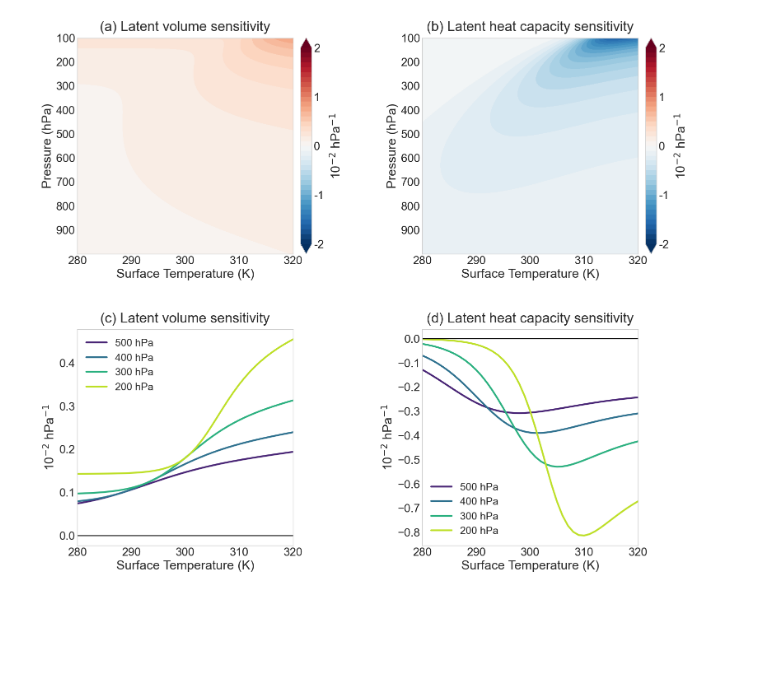
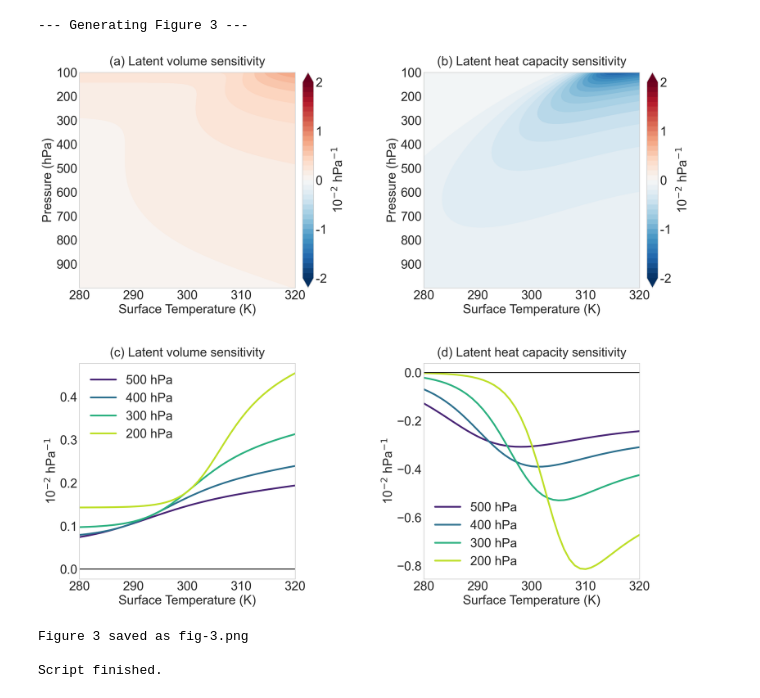
Before and after one commit to omiyawaki/miyawaki-2025-nonmonotonic-moist-adiabat, a Jupyter notebook: Figure_3.ipynb, the cells around one changed output. Cells and saved outputs as stored; diff of their text form; code cells hidden in the pictures; blank space fills up the shorter version.

```diff
--- a/Figure_3.ipynb
+++ b/Figure_3.ipynb
@@ -150,21 +152,23 @@ Ts=279.0K …Ts=280.0K …Ts=281.0K …Ts=282.0K …Ts=283.0K …Ts=284.0K …Ts
 # %%
 # ------------- PLOTTING (use only Ts ≥ 280 K) ----------------
+print("--- Generating Figure 3 ---")
 plt.style.use('seaborn-v0_8-whitegrid')
+base_fontsize = 22
 plt.rcParams.update({
-    'font.size':22,
-    'axes.titlesize':24,
-    'axes.labelsize':22,
-    'xtick.labelsize':20,
-    'ytick.labelsize':20,
-    'legend.fontsize':18
+    'font.size': base_fontsize,
+    'axes.titlesize': base_fontsize,
+    'axes.labelsize': base_fontsize,
+    'xtick.labelsize': base_fontsize,
+    'ytick.labelsize': base_fontsize,
+    'legend.fontsize': base_fontsize,
+    'figure.titlesize': base_fontsize + 2
 })
+p_hpa = p_grid / 100.0
 
-p_hpa = p_grid / 100.0
 # Slice fields to the visible range
-T_plot = T_surf_vals[plot_mask]
+T_plot = T_surf_values[plot_mask]
 A_plot = A_grid[:, plot_mask]
 B_plot = B_grid[:, plot_mask]
-
 Tmat, Pmat = np.meshgrid(T_plot, p_hpa)
 
 # --- Get indices for line plots ---
@@ -173,15 +177,14 @@ p_indices = [np.where(p_hpa == p)[0][0] for p in p_levels_hpa]
 colors = plt.cm.viridis(np.linspace(0.1, 0.9, len(p_levels_hpa)))
 
 # --- Contour plot settings ---
-scale     = 1e4
-limits    = 2
+scale = 1e4
+limits = 2
 levels_loc= np.arange(-limits, limits+0.1, 0.1)
-cmap_loc  = plt.get_cmap('RdBu_r')
+cmap_loc = plt.get_cmap('RdBu_r')
 
 # --- Figure & Gridspec (2 rows, 2 columns) ---
 fig = plt.figure(figsize=(18, 16))
-gs  = GridSpec(2, 2, wspace=0.5, hspace=0.35)
-
+gs = GridSpec(2, 2, wspace=0.5, hspace=0.35)
 axs = {
     'a': fig.add_subplot(gs[0, 0]),
     'b': fig.add_subplot(gs[0, 1]),
@@ -192,13 +195,12 @@ axs = {
 # Set aspect ratio for contour plots
 axs['a'].set_box_aspect(1)
 axs['b'].set_box_aspect(1)
+
 # Line plots can have a different aspect
 axs['c'].set_box_aspect(1)
 axs['d'].set_box_aspect(1)
 
-
-def draw(ax, Z, levels, cmap, title, label, log=False):
-    # log=False is default, but kept for signature consistency
+def draw(ax, Z, levels, cmap, title, label):
     cf = ax.contourf(Tmat, Pmat, Z, levels=levels, cmap=cmap, extend='both')
     ax.set_title(title, pad=12)
     ax.set_ylabel('Pressure (hPa)')
@@ -220,7 +222,6 @@ contours['b'] = draw(axs['b'], B_plot*scale, levels_loc, cmap_loc,
 # --- Draw Panels (c) and (d) ---
 ax_c = axs['c']
 ax_d = axs['d']
-
 for i, p_idx in enumerate(p_indices):
     label = f'{p_levels_hpa[i]:.0f} hPa'
 
@@ -239,34 +240,40 @@ ax_c.grid(False)
 ax_c.axhline(0, color='k', ls='-', lw=1.5)
 ax_c.set_xlim(T_plot[0], T_plot[-1])
 
 # Format Panel (d)
 ax_d.set_title('(d) Latent heat capacity sensitivity', pad=12)
 ax_d.set_xlabel('Surface Temperature (K)')
 ax_d.set_ylabel('10$^{-2}$ hPa$^{-1}$')
 ax_d.legend(loc='lower left')
 ax_d.grid(False)
 ax_d.axhline(0, color='k', ls='-', lw=1.5)
 ax_d.set_xlim(T_plot[0], T_plot[-1])
 
-
 # Tight layout before placing cbar axes
 plt.tight_layout()
 fig.canvas.draw()
 
 # --- Colorbars for (a) and (b) ---
 cbar_width = 0.015
-cbar_pad   = 0.01
+cbar_pad = 0.01
 # Only apply to the contour plots
 for key in ['a','b']:
     ax = axs[key]
     pos = ax.get_position()
     cax = fig.add_axes([pos.x1 + cbar_pad, pos.y0, cbar_width, pos.height])
     cbar = fig.colorbar(contours[key], cax=cax, orientation='vertical')
     cbar.set_ticks([-2,-1,0,1,2])
     cbar.ax.yaxis.set_major_formatter(FormatStrFormatter('%d'))
     cbar.set_label('10$^{-2}$ hPa$^{-1}$', labelpad=10)
 
-plt.savefig("fig-3.png", dpi=600, bbox_inches='tight')
+fig3_filename = "fig-3.png"
+plt.savefig(fig3_filename, dpi=300, bbox_inches='tight')
 plt.show()
+print(f"Figure 3 saved as {fig3_filename}")
+print("\nScript finished.")
 # %% [output]
+--- Generating Figure 3 ---
-[figure, old version]
+[figure, new version]
+Figure 3 saved as fig-3.png
+
+Script finished.
```
Also changed, not shown: parts of 1 cell of this notebook, 16 other files.
